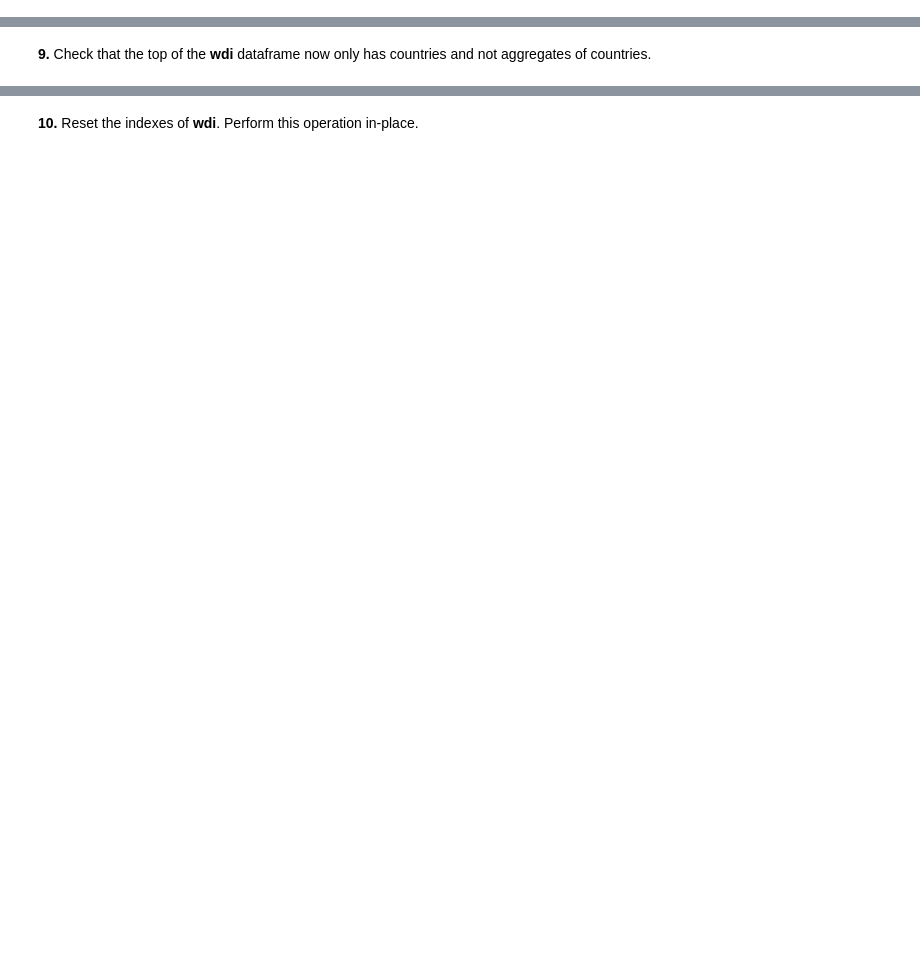
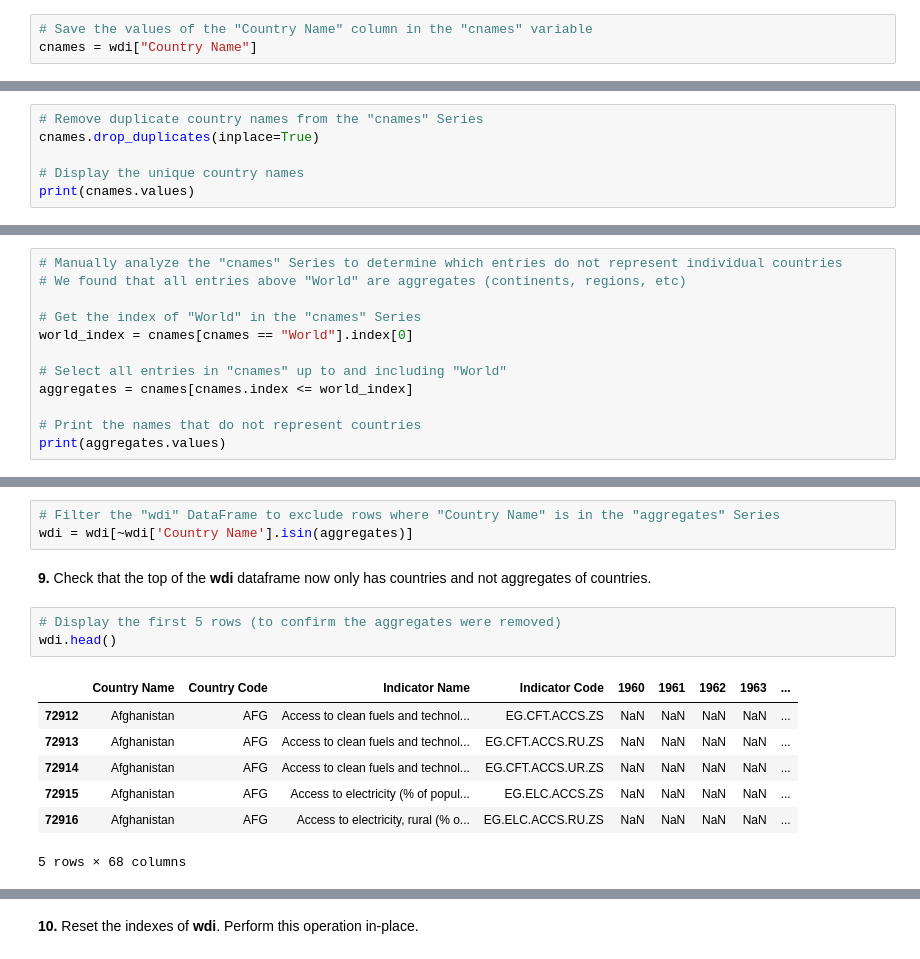
Before and after one commit to mgalao/programming-for-data-science-assignment-2, a Jupyter notebook: HW2.20201545_20240519.ipynb, the cells around one changed output, grey strips where cells are left out. Saved outputs shown, nothing was run; the diff lists cells and outputs as text; blank space fills up the shorter version.

```diff
--- a/HW2.20201545_20240519.ipynb
+++ b/HW2.20201545_20240519.ipynb
@@ -102,5 +199,14 @@ Now that we have loaded our data we are ready to start playing with it. <br/>
 You might notice that while the bottom rows represent Countries, the top rows represent aggregates of countries (e.g., world regions). <br/> We are only interested in **working with country-level data**, and as such we need to filter out all the unnecessary rows.
 # %% [markdown]
 **7.** Save all the values of column 'Country Name' in a variable called **cnames**. <br/>
+# %%
+# Save the values of the "Country Name" column in the "cnames" variable
+cnames = wdi["Country Name"]
 # %% [markdown]
 **7.1.** Delete all duplicate values.<br>
+# %%
+# Remove duplicate country names from the "cnames" Series
+cnames.drop_duplicates(inplace=True)
+
+# Display the unique country names
+print(cnames.values)
@@ -107,2 +231,14 @@ You might notice that while the bottom rows represent Countries, the top rows re
 # %% [markdown]
 **7.2.** Print the names that do not represent countries.
+# %%
+# Manually analyze the "cnames" Series to determine which entries do not represent individual countries
+# We found that all entries above "World" are aggregates (continents, regions, etc)
+
+# Get the index of "World" in the "cnames" Series
+world_index = cnames[cnames == "World"].index[0]
+
+# Select all entries in "cnames" up to and including "World"
+aggregates = cnames[cnames.index <= world_index]
+
+# Print the names that do not represent countries
+print(aggregates.values)
@@ -110,5 +264,19 @@ You might notice that while the bottom rows represent Countries, the top rows re
 You can take advantage of the structure of the dataset to realize that aggregates (Continents, Regions, etc) are all located on the top of the series 'cnames'. Moreover, since the series is small you can easily validate this assumption manually and then use that information to extract a slice of all the entries that represent non-countries entities.<br/>
 
 **8.** In the next cell filter out, from **wdi**, the rows in which 'Country Name' represents an aggregate of countries.<br/>
+# %%
+# Filter the "wdi" DataFrame to exclude rows where "Country Name" is in the "aggregates" Series
+wdi = wdi[~wdi['Country Name'].isin(aggregates)]
 # %% [markdown]
 **9.** Check that the top of the **wdi** dataframe now only has countries and not aggregates of countries.
+# %%
+# Display the first 5 rows (to confirm the aggregates were removed)
+wdi.head()
+# %% [output]
+|  | Country Name | Country Code | Indicator Name | Indicator Code | 1960 | 1961 | 1962 | 1963 | ... |
+| 72912 | Afghanistan | AFG | Access to clean fuels and technol... | EG.CFT.ACCS.ZS | NaN | NaN | NaN | NaN | ... |
+| 72913 | Afghanistan | AFG | Access to clean fuels and technol... | EG.CFT.ACCS.RU.ZS | NaN | NaN | NaN | NaN | ... |
+| 72914 | Afghanistan | AFG | Access to clean fuels and technol... | EG.CFT.ACCS.UR.ZS | NaN | NaN | NaN | NaN | ... |
+| 72915 | Afghanistan | AFG | Access to electricity (% of popul... | EG.ELC.ACCS.ZS | NaN | NaN | NaN | NaN | ... |
+| 72916 | Afghanistan | AFG | Access to electricity, rural (% o... | EG.ELC.ACCS.RU.ZS | NaN | NaN | NaN | NaN | ... |
+5 rows × 68 columns
```
Also changed, not shown: parts of 58 cells of this notebook.
